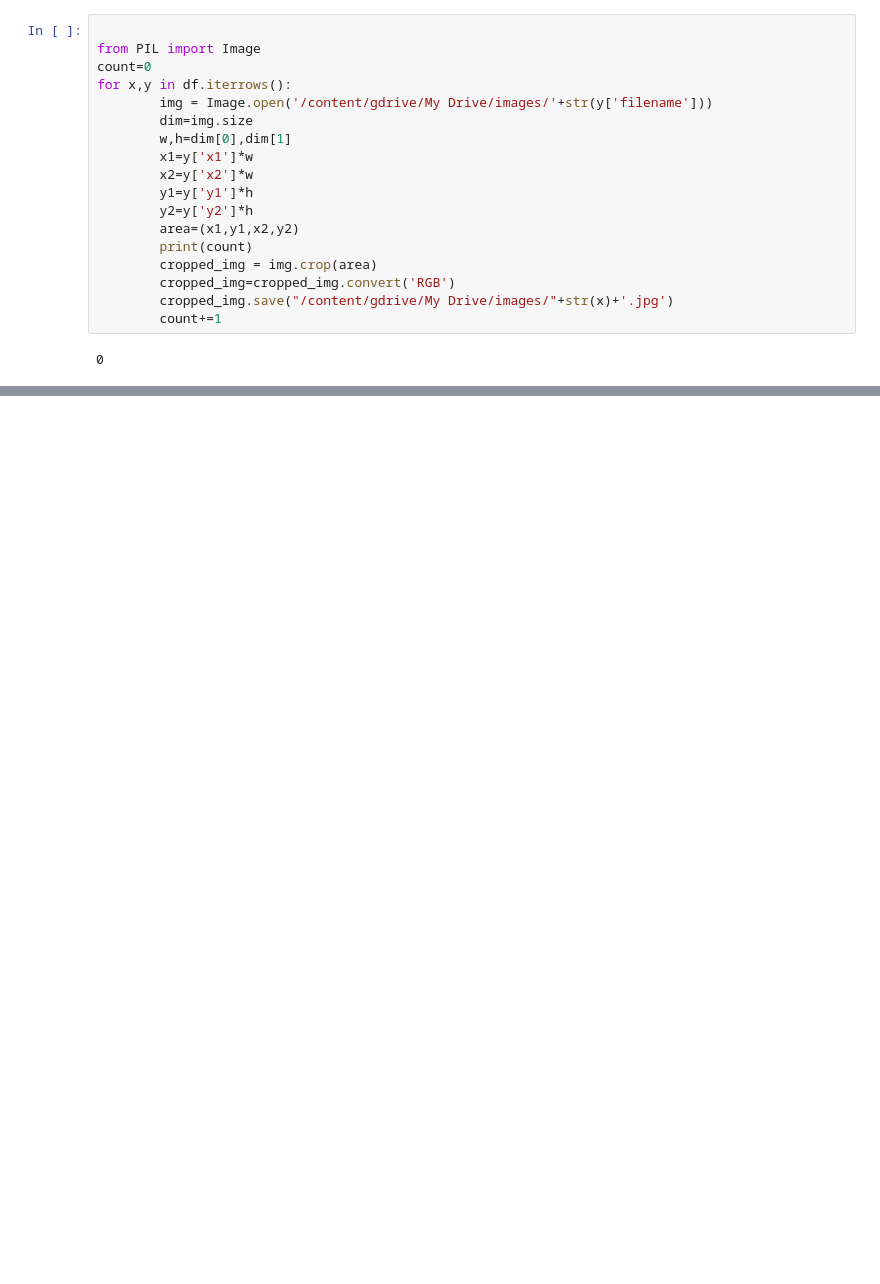
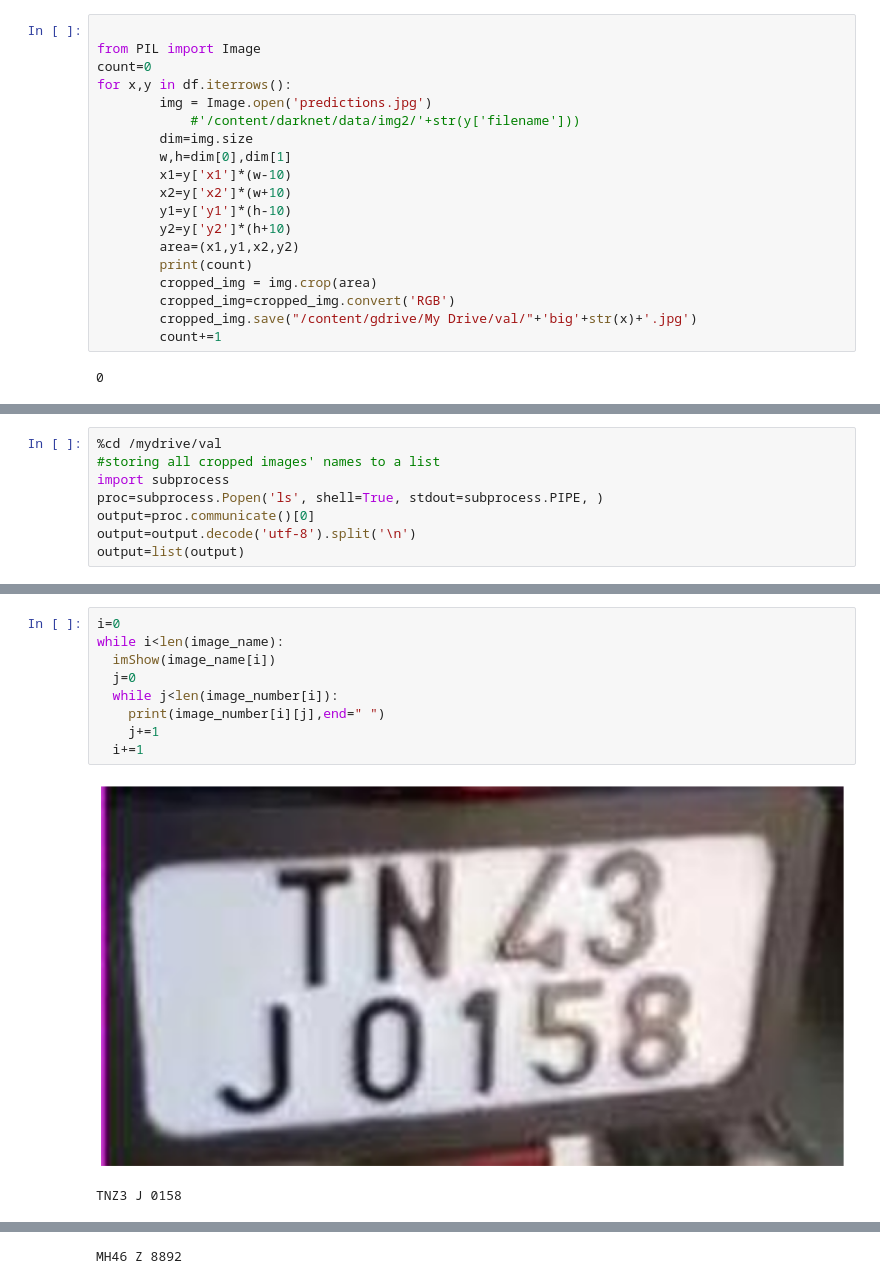
Before and after one commit to Jeenal715/NumberPlateDetection, a Jupyter notebook: fina.ipynb, the cells around one changed output, grey strips where cells are left out. Cells and saved outputs as stored; diff of their text form; blank space fills up the shorter version.

```diff
--- a/fina.ipynb
+++ b/fina.ipynb
@@ -298,18 +334,19 @@ df['y2']=df['plate_data'].transform(lambda f:details(f,'y2'))
 from PIL import Image
 count=0
 for x,y in df.iterrows():
-        img = Image.open('/content/gdrive/My Drive/images/'+str(y['filename']))
+        img = Image.open('predictions.jpg')
+            #'/content/darknet/data/img2/'+str(y['filename']))
         dim=img.size
         w,h=dim[0],dim[1]
-        x1=y['x1']*w
-        x2=y['x2']*w
-        y1=y['y1']*h
-        y2=y['y2']*h
+        x1=y['x1']*(w-10)
+        x2=y['x2']*(w+10)
+        y1=y['y1']*(h-10)
+        y2=y['y2']*(h+10)
         area=(x1,y1,x2,y2)
         print(count)
         cropped_img = img.crop(area)
         cropped_img=cropped_img.convert('RGB')
-        cropped_img.save("/content/gdrive/My Drive/images/"+str(x)+'.jpg')
+        cropped_img.save("/content/gdrive/My Drive/val/"+'big'+str(x)+'.jpg')
         count+=1
 # %% [output]
 0
@@ -363,0 +428,8 @@ KL 01 CC 50
+# %%
+%cd /mydrive/val
+#storing all cropped images' names to a list
+import subprocess
+proc=subprocess.Popen('ls', shell=True, stdout=subprocess.PIPE, )
+output=proc.communicate()[0]
+output=output.decode('utf-8').split('\n')
+output=list(output)
@@ -363,0 +479,12 @@ KL 01 CC 50
+# %%
+i=0
+while i<len(image_name):
+  imShow(image_name[i])
+  j=0
+  while j<len(image_number[i]):
+    print(image_number[i][j],end=" ")
+    j+=1
+  i+=1
+# %% [output]
+[figure, added]
+TNZ3 J 0158
@@ -363,0 +492 @@ KL 01 CC 50
+MH46 Z 8892
```
Also changed, not shown: parts of 22 cells of this notebook.
